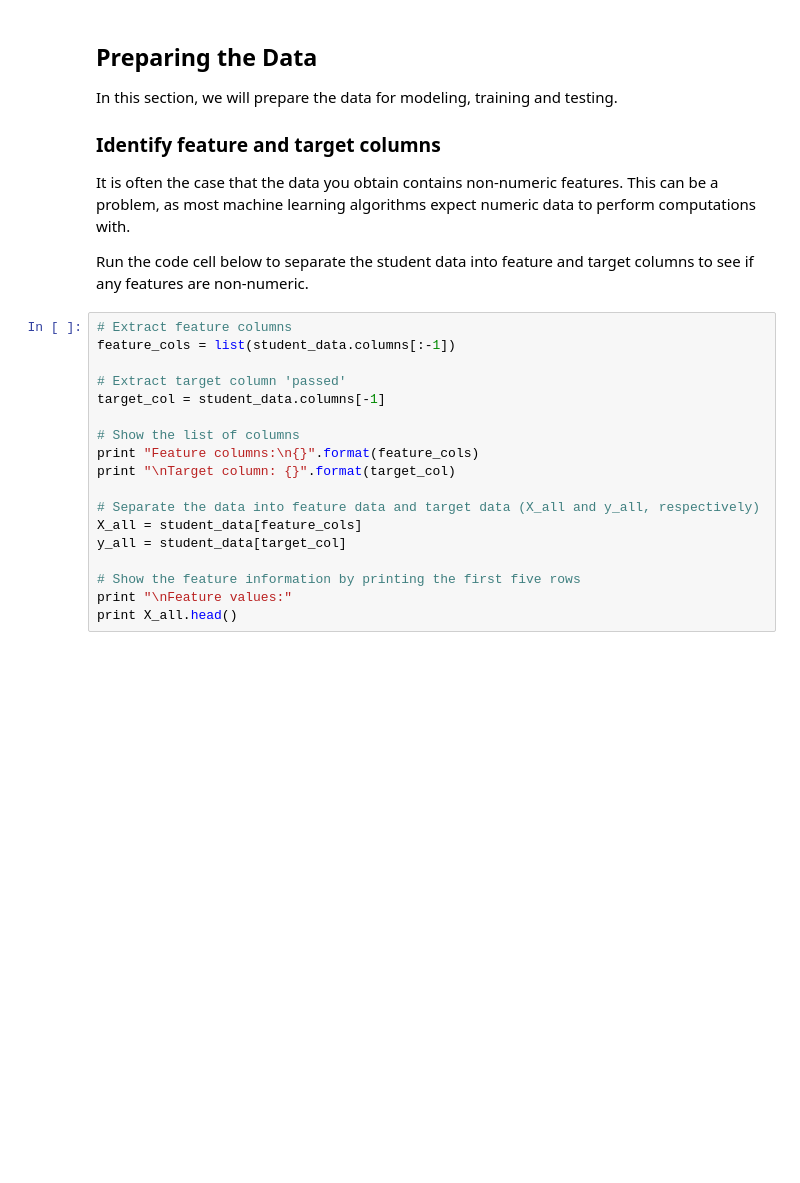
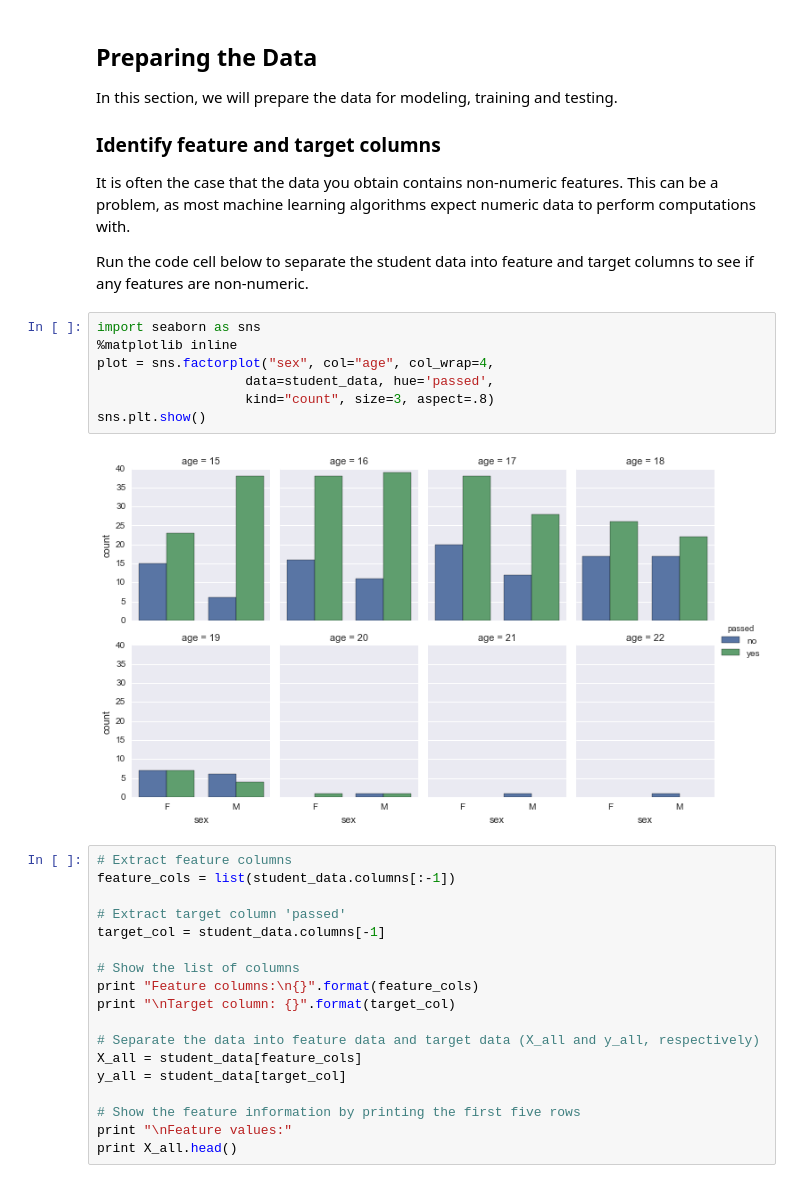
Before and after one commit to wcc3af/udacity_ml_nanodegree, a Jupyter notebook: Student_Intervention/student_intervention.ipynb, the cells around one changed output. Drawn from its saved outputs; the diff is of its cells as text; blank space fills up the shorter version.

Commit message:
student intervention assignment complete

```diff
--- a/Student_Intervention/student_intervention.ipynb
+++ b/Student_Intervention/student_intervention.ipynb
@@ -74,6 +74,15 @@ In this section, we will prepare the data for modeling, training and testing.
 It is often the case that the data you obtain contains non-numeric features. This can be a problem, as most machine learning algorithms expect numeric data to perform computations with.
 
 Run the code cell below to separate the student data into feature and target columns to see if any features are non-numeric.
+# %%
+import seaborn as sns
+%matplotlib inline
+plot = sns.factorplot("sex", col="age", col_wrap=4,
+                   data=student_data, hue='passed',
+                   kind="count", size=3, aspect=.8)
+sns.plt.show()
+# %% [output]
+[figure, added]
 # %%
 # Extract feature columns
 feature_cols = list(student_data.columns[:-1])
```
Also changed, not shown: parts of 13 cells of this notebook, 3 other files.
